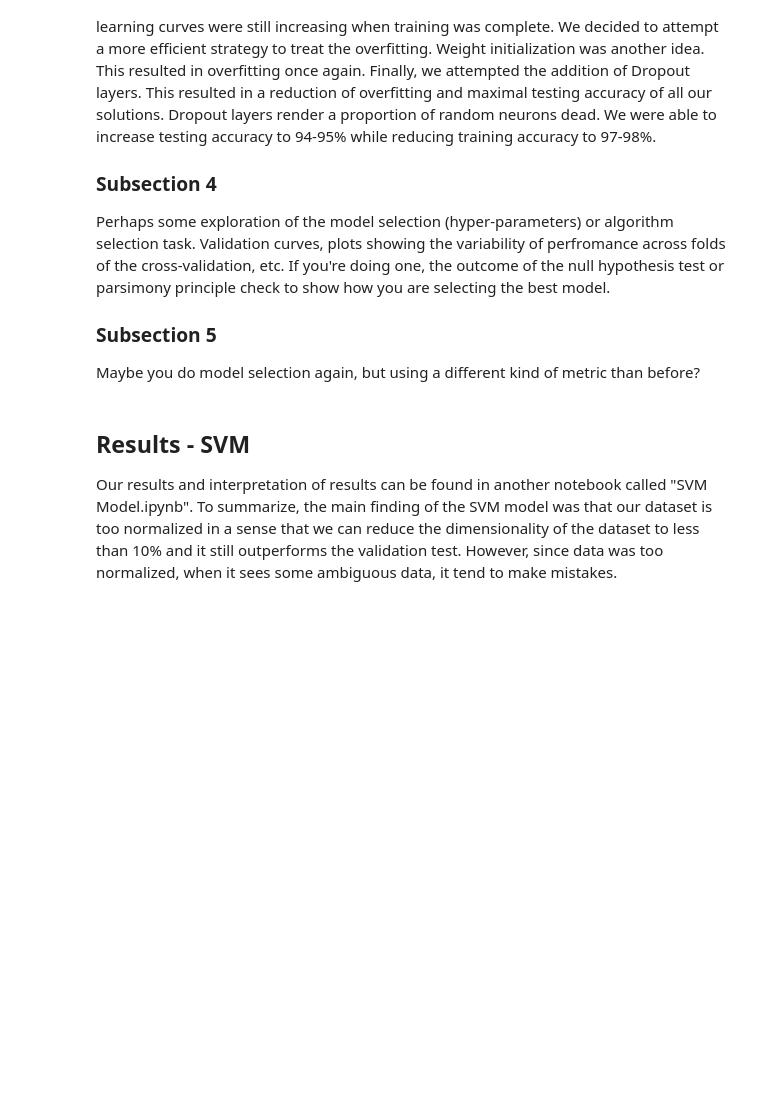
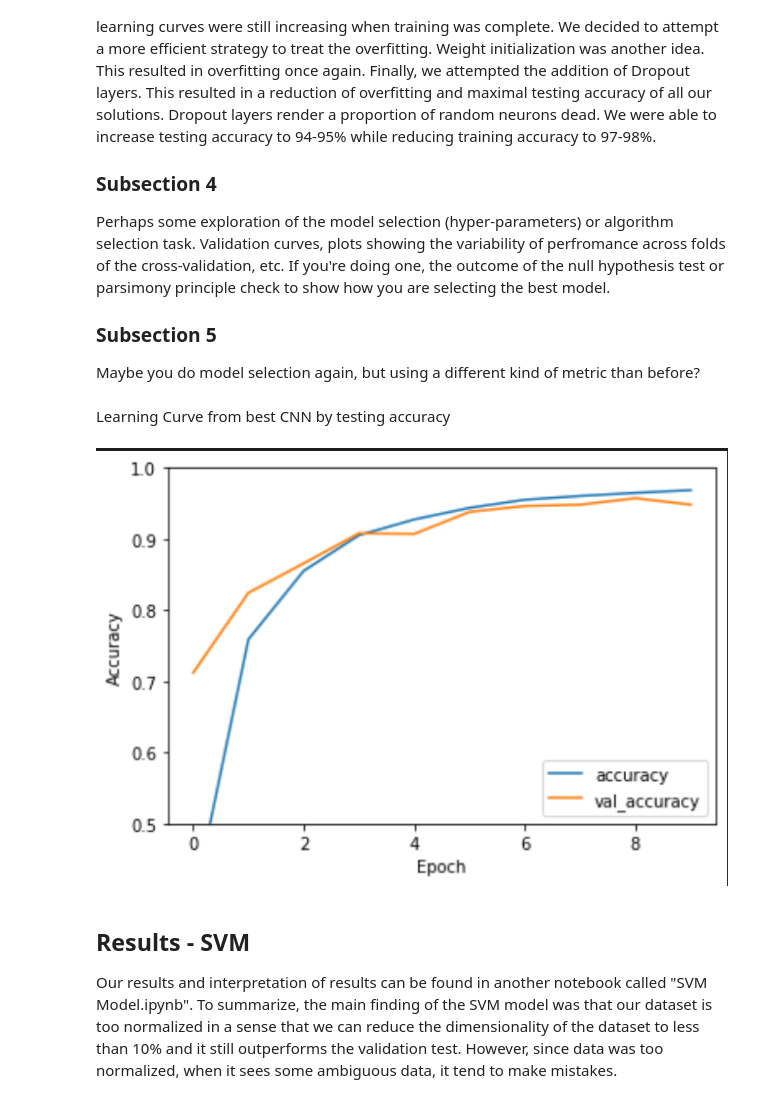
Before and after one commit to brip/ASL-hand-gesture-classificaiton, a Jupyter notebook: FinalProject_group031.ipynb, the cells around one changed output. Drawn from its saved outputs; the diff is of its cells as text; code cells hidden in the pictures; blank space fills up the shorter version.

Commit message:
add image

```diff
--- a/FinalProject_group031.ipynb
+++ b/FinalProject_group031.ipynb
@@ -123,6 +123,13 @@ Perhaps some exploration of the model selection (hyper-parameters) or algorithm
 ### Subsection 5
 
 Maybe you do model selection again, but using a different kind of metric than before?
+# %% [markdown]
+Learning Curve from best CNN by testing accuracy
+# %%
+from IPython import display
+display.Image('images/learning_curve.png')
+# %% [output]
+[figure, added]
 # %% [markdown]
 ## Results - SVM
 
```
Also changed, not shown: 1 other file.
